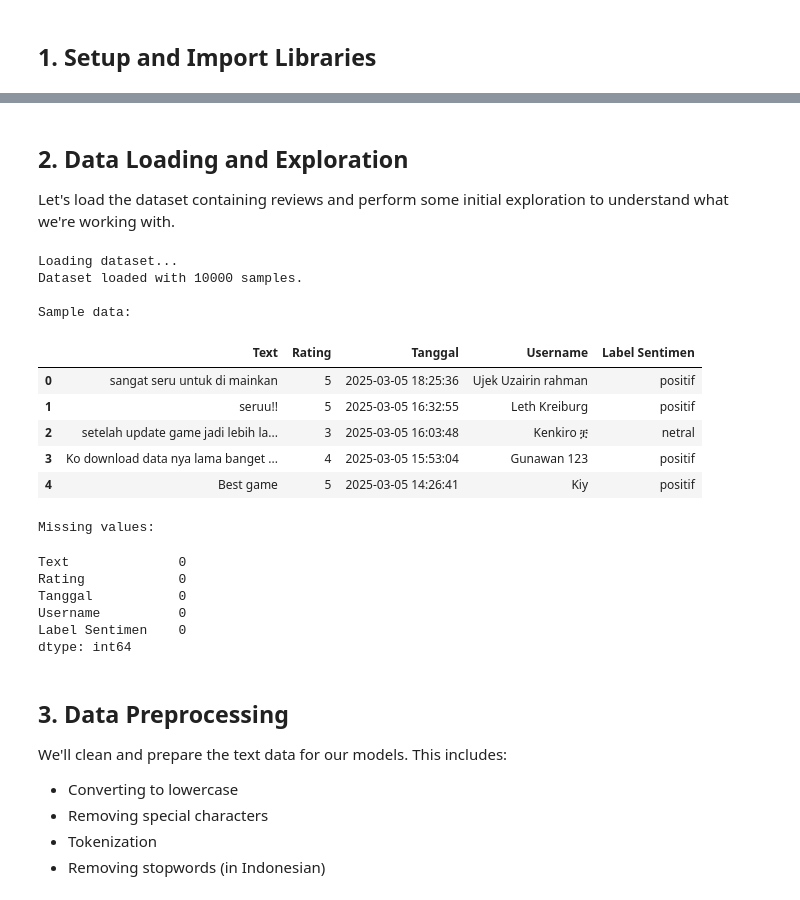
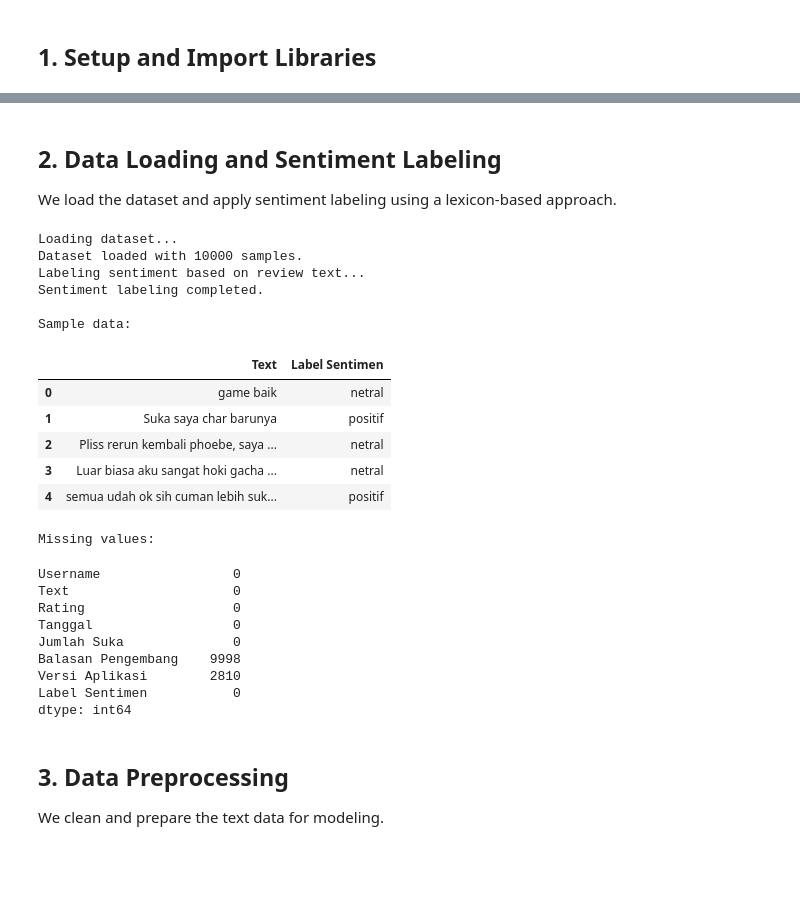
Before and after one commit to gitHUBmichael20/Dicoding-Proyek-Analisis-Sentimen, a Jupyter notebook: training.ipynb, the cells around one changed output, grey strips where cells are left out. Saved outputs shown, nothing was run; the diff lists cells and outputs as text; code cells hidden in the pictures; blank space fills up the shorter version.

```diff
--- a/training.ipynb
+++ b/training.ipynb
@@ -61,45 +57,80 @@ nltk.download('stopwords')
 True
 # %% [markdown]
-## 2. Data Loading and Exploration
+## 2. Data Loading and Sentiment Labeling
 
-Let's load the dataset containing reviews and perform some initial exploration to understand what we're working with.
+We load the dataset and apply sentiment labeling using a lexicon-based approach.
 # %%
+# Define lexicon for sentiment analysis (Indonesian)
+positive_words = set(['bagus', 'seru', 'keren', 'suka', 'mantap', 'hebat', 'menarik', 'puas', 'lancar', 'keren'])
+negative_words = set(['buruk', 'jelek', 'lambat', 'bug', 'error', 'sulit', 'mengecewakan', 'bosan', 'lag', 'crash'])
+
+def preprocess_text(text):
+    """Clean text for sentiment analysis."""
+    if pd.isna(text):
+        return ""
+    text = text.lower()
+    text = re.sub(r'[^a-zA-Z\s]', '', text)
+    tokens = word_tokenize(text)
+    return tokens
+
+def label_sentiment(text):
+    """Label sentiment based on lexicon."""
+    tokens = preprocess_text(text)
+    score = 0
+    for token in tokens:
+        if token in positive_words:
+            score += 1
+        elif token in negative_words:
+            score -= 1
+    if score > 0:
+        return 'positif'
+    elif score < 0:
+        return 'negatif'
+    else:
+        return 'netral'
+
 # Load dataset
 print("Loading dataset...")
-df = pd.read_csv('dataset.csv')  # Adjust the file name as needed
+df = pd.read_csv('dataset.csv')  # Adjust file name as needed
 print(f"Dataset loaded with {len(df)} samples.")
+
+# Apply sentiment labeling
+print("Labeling sentiment based on review text...")
+df['Label Sentimen'] = df['Text'].apply(label_sentiment)
+print("Sentiment labeling completed.")
 
 # Display the first few rows
 print("\nSample data:")
-display(df.head())
+display(df[['Text', 'Label Sentimen']].head())
 
 # Check for missing values
 print("\nMissing values:")
 display(df.isnull().sum())
 # %% [output]
 Loading dataset...
 Dataset loaded with 10000 samples.
+Labeling sentiment based on review text...
+Sentiment labeling completed.
 
 Sample data:
-|  | Text | Rating | Tanggal | Username | Label Sentimen |
-| 0 | sangat seru untuk di mainkan | 5 | 2025-03-05 18:25:36 | Ujek Uzairin rahman | positif |
-| 1 | seruu!! | 5 | 2025-03-05 16:32:55 | Leth Kreiburg | positif |
-| 2 | setelah update game jadi lebih la... | 3 | 2025-03-05 16:03:48 | Kenkiro ቿ | netral |
-| 3 | Ko download data nya lama banget ... | 4 | 2025-03-05 15:53:04 | Gunawan 123 | positif |
-| 4 | Best game | 5 | 2025-03-05 14:26:41 | Kiy | positif |
+|  | Text | Label Sentimen |
+| 0 | game baik | netral |
+| 1 | Suka saya char barunya | positif |
+| 2 | Pliss rerun kembali phoebe, saya ... | netral |
+| 3 | Luar biasa aku sangat hoki gacha ... | netral |
+| 4 | semua udah ok sih cuman lebih suk... | positif |
 Missing values:
-Text              0
-Rating            0
-Tanggal           0
-Username          0
-Label Sentimen    0
+Username                 0
+Text                     0
+Rating                   0
+Tanggal                  0
+Jumlah Suka              0
+Balasan Pengembang    9998
+Versi Aplikasi        2810
+Label Sentimen           0
 dtype: int64
 # %% [markdown]
 ## 3. Data Preprocessing
 
-We'll clean and prepare the text data for our models. This includes:
-- Converting to lowercase
-- Removing special characters
-- Tokenization
-- Removing stopwords (in Indonesian)
+We clean and prepare the text data for modeling.
 # %%
```
Also changed, not shown: parts of 20 cells of this notebook, 2 other files.
